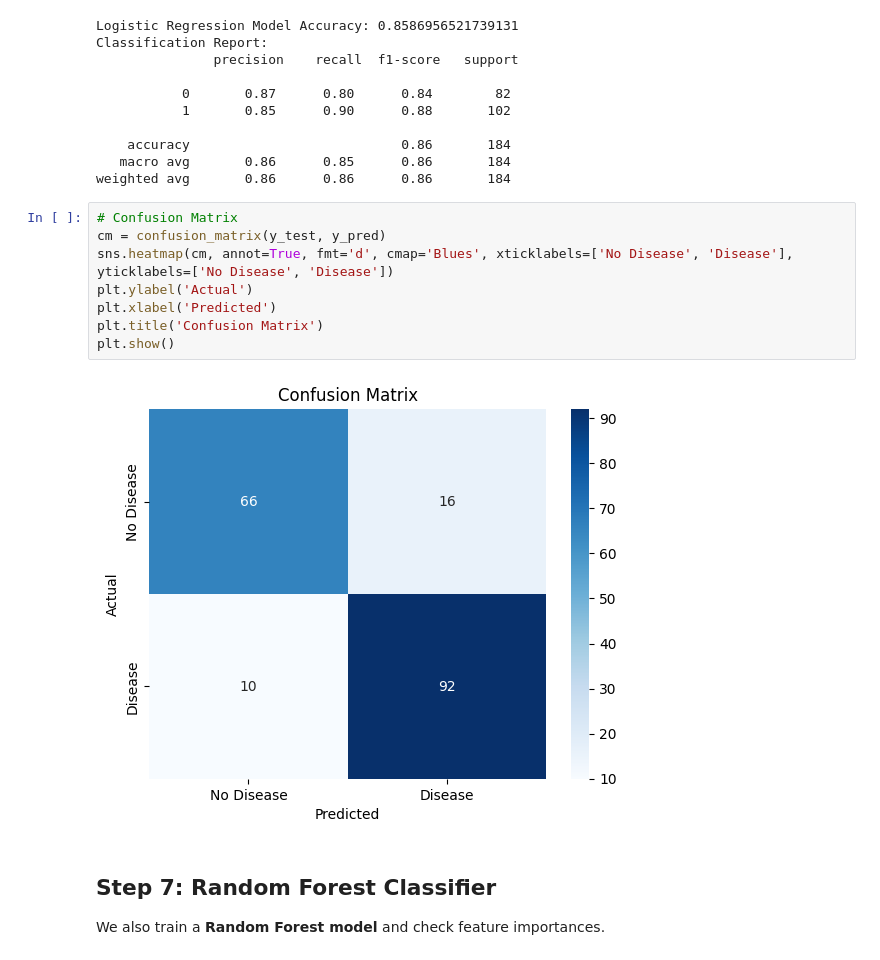
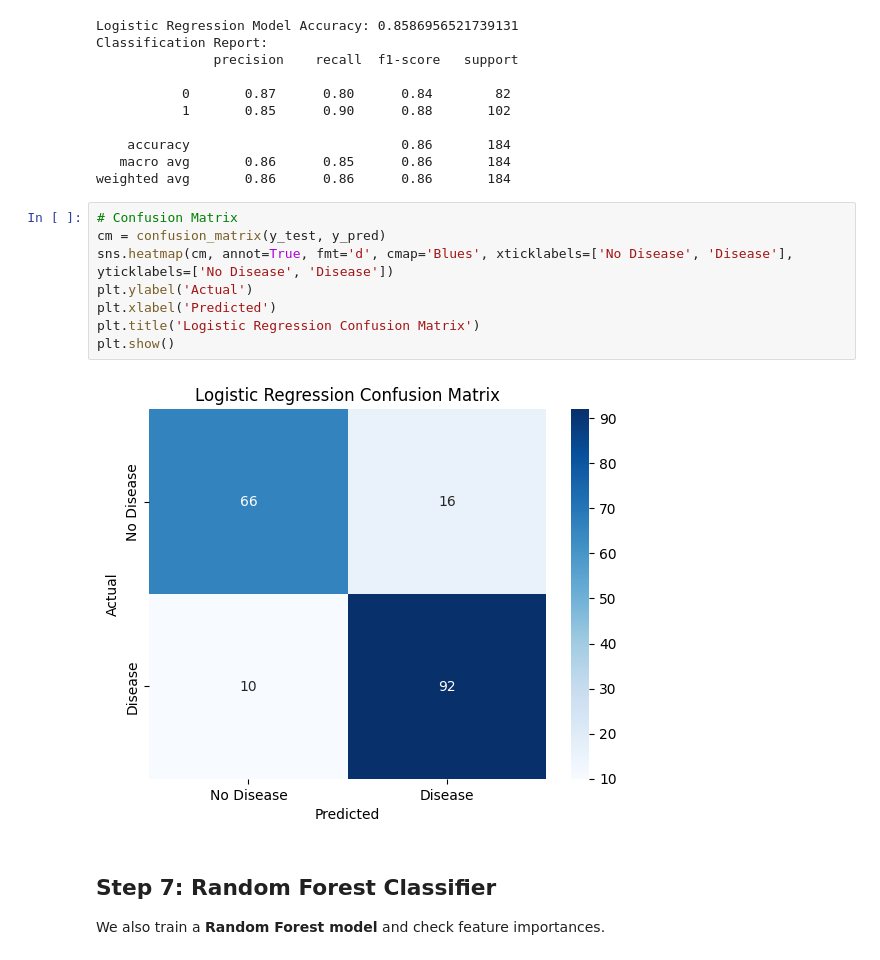
Before and after one commit to allenimmnauel018/Heart-Disease-Prediction, a Jupyter notebook: Disease Predictor.ipynb, the cells around one changed output. Saved outputs shown, nothing was run; the diff lists cells and outputs as text.

```diff
--- a/Disease Predictor.ipynb
+++ b/Disease Predictor.ipynb
@@ -200,13 +201,13 @@ weighted avg       0.86      0.86      0.86       184
 # %%
 # Confusion Matrix
 cm = confusion_matrix(y_test, y_pred)
 sns.heatmap(cm, annot=True, fmt='d', cmap='Blues', xticklabels=['No Disease', 'Disease'], yticklabels=['No Disease', 'Disease'])
 plt.ylabel('Actual')
 plt.xlabel('Predicted')
-plt.title('Confusion Matrix')
+plt.title('Logistic Regression Confusion Matrix')
 plt.show()
 # %% [output]
-[figure, old version]
+[figure, new version]
 # %% [markdown]
 ## Step 7: Random Forest Classifier
 We also train a **Random Forest model** and check feature importances.
```
Also changed, not shown: parts of 3 cells of this notebook.
